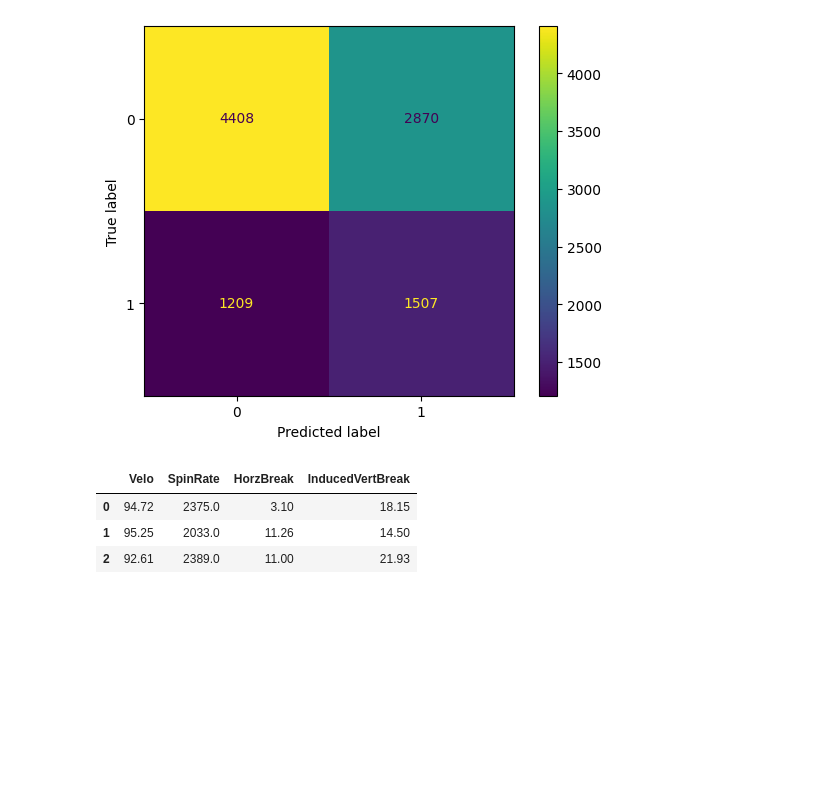
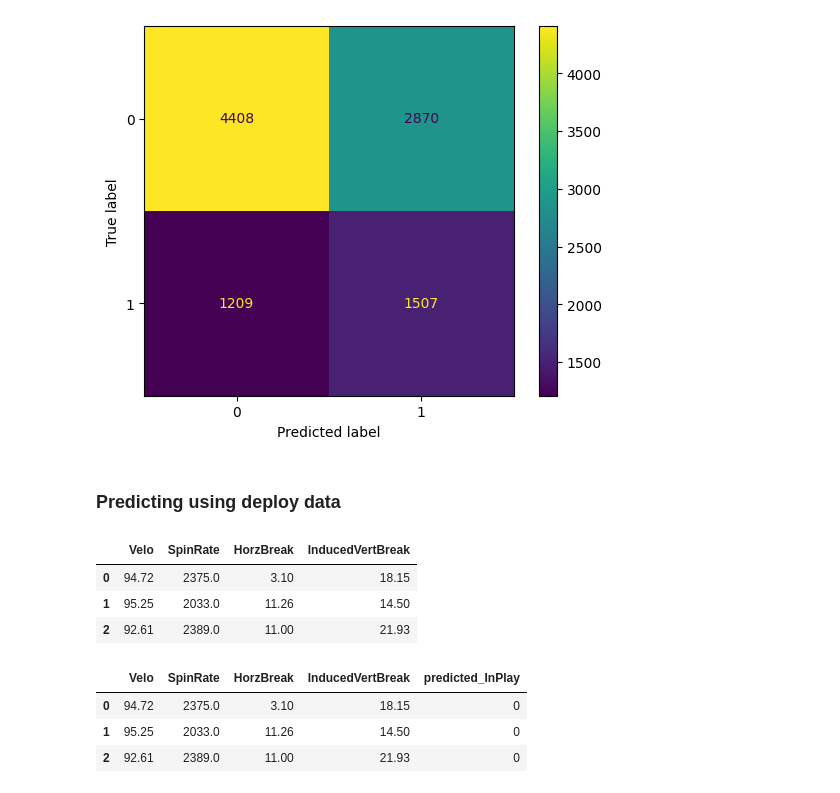
Before and after one commit to AguilarRaul/InPlay, a Jupyter notebook: InPlay.ipynb, the cells around one changed output. Drawn from its saved outputs; the diff is of its cells as text; code cells hidden in the pictures; blank space fills up the shorter version.

```diff
--- a/InPlay.ipynb
+++ b/InPlay.ipynb
@@ -393,6 +409,8 @@ ConfusionMatrixDisplay.from_estimator(random_search_LGBM.best_estimator_, X_trai
 # %% [output]
 <sklearn.metrics._plot.confusion_matrix.ConfusionMatrixDisplay at 0x...>
 [figure]
+# %% [markdown]
+### Predicting using deploy data
 # %%
 test_df = pd.read_csv('data/deploy.csv')
 test_df.head(3)
@@ -415 +433,8 @@ results_df['predicted_InPlay'] = y_pred  # Add the predicted target column
 results_df.to_csv('results.csv', index=False)
+# %%
+results_df.head(3)
+# %% [output]
+|  | Velo | SpinRate | HorzBreak | InducedVertBreak | predicted_InPlay |
+| 0 | 94.72 | 2375.0 | 3.10 | 18.15 | 0 |
+| 1 | 95.25 | 2033.0 | 11.26 | 14.50 | 0 |
+| 2 | 92.61 | 2389.0 | 11.00 | 21.93 | 0 |
```
Also changed, not shown: parts of 19 cells of this notebook.
